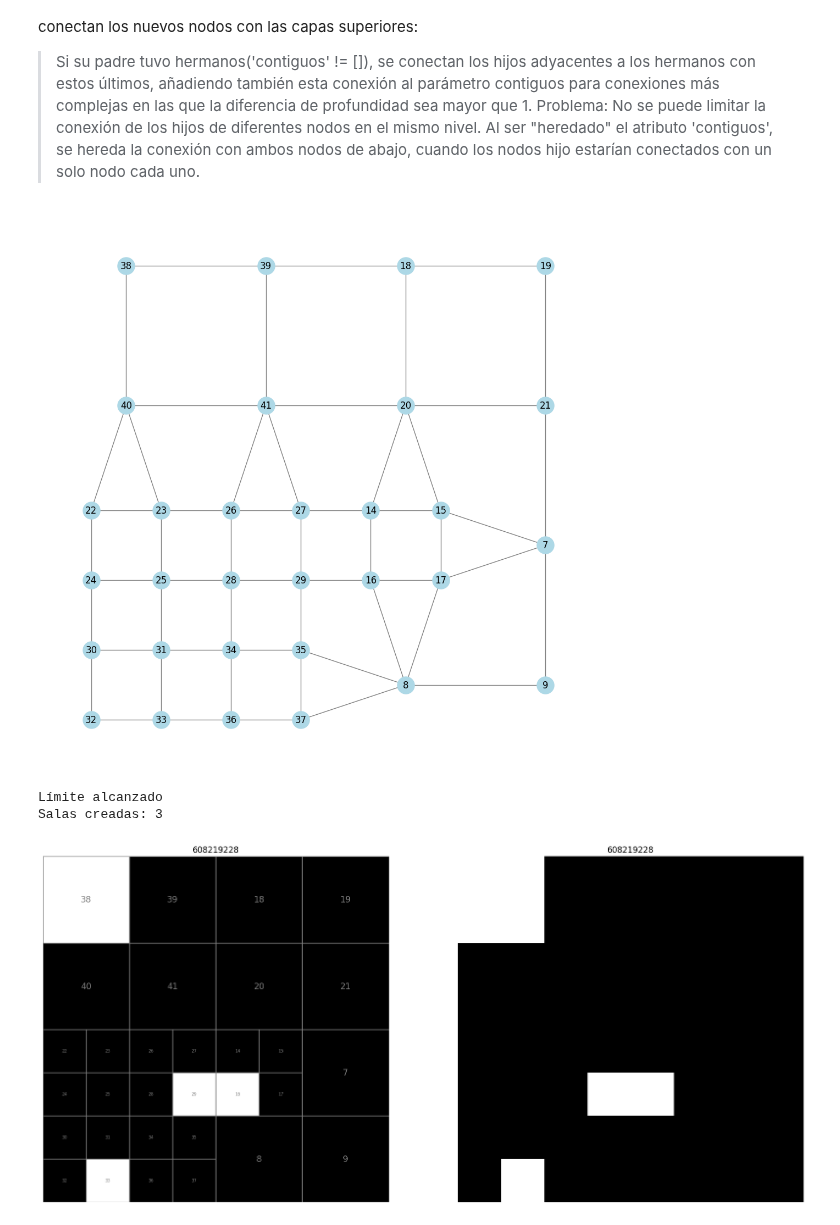
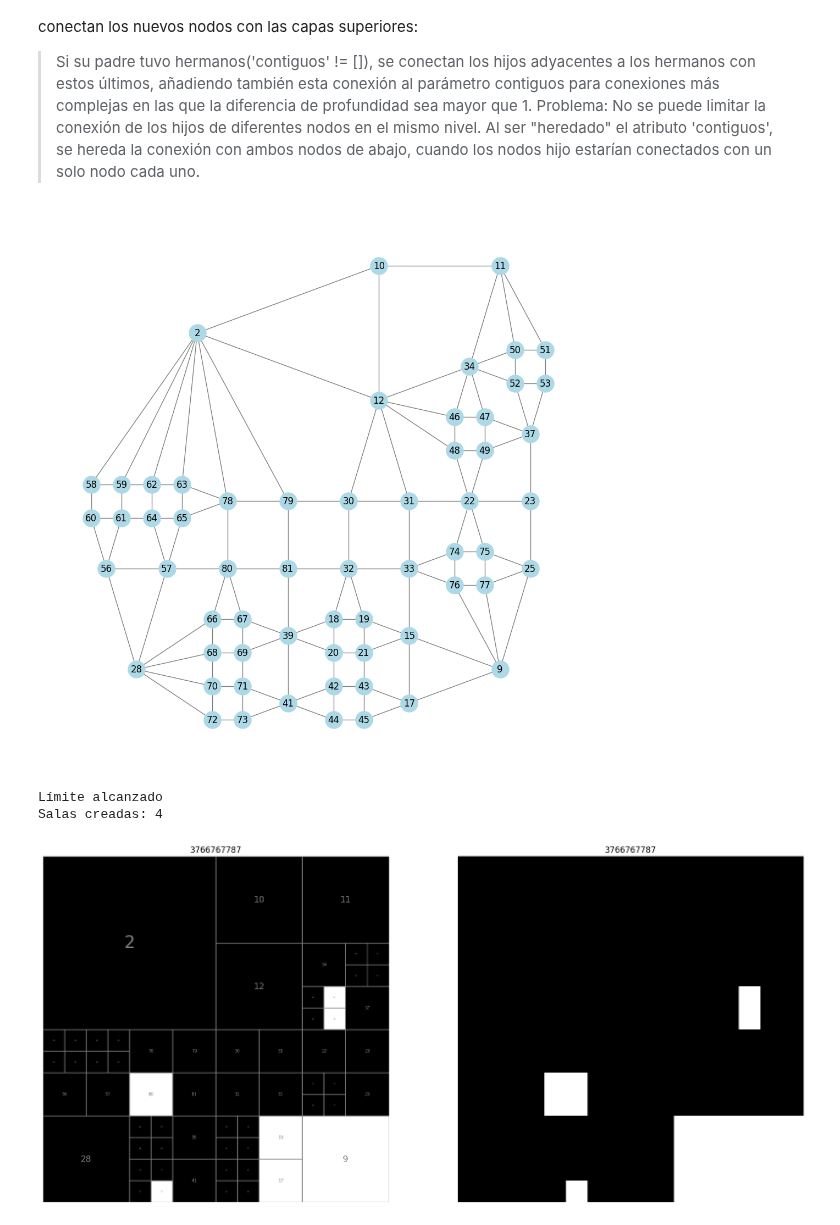
Before and after one commit to MarioPG21/TFG_generacion_mazmorras, a Jupyter notebook: Space Partitioning/Space_Partitioning.ipynb, the cells around one changed output. Drawn from its saved outputs; the diff is of its cells as text; code cells hidden in the pictures.

```diff
--- a/Space Partitioning/Space_Partitioning.ipynb
+++ b/Space Partitioning/Space_Partitioning.ipynb
@@ -479,22 +484,22 @@ def crear_mazmorra_space_part(arquitectura, npart = 20, prof_division = 5, nsala
 # %%
 # 'dikjstra', 'clasica'
 arquitectura = 'clasica'
-npart = 10
-prof = 3
+npart = 20
+prof = 4
 nsalas = 5
 densidad = 1
 guardar = False
 
 cuadrado=crear_mazmorra_space_part(
     arquitectura = arquitectura,
     npart=npart,
     prof_division=prof,
     nsalas=nsalas,
     densidad=densidad,
     guardar=guardar
 )
 # %% [output]
-[figure, old version]
+[figure, new version]
 Límite alcanzado
-Salas creadas: 3
+Salas creadas: 4
-[figure, old version]
+[figure, new version]
```
Also changed, not shown: parts of 15 cells of this notebook.
